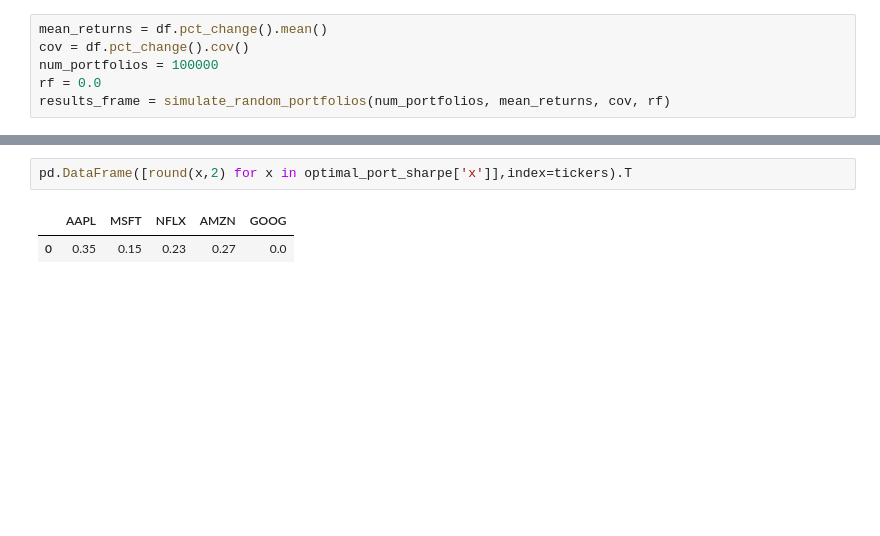
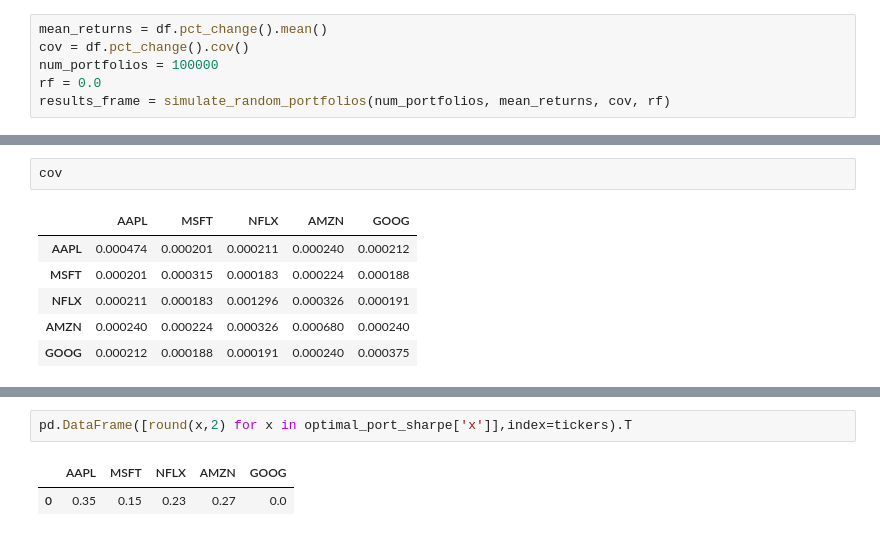
Before and after one commit to ChoiInYeol/Finance-Data-Analysis-Project, a Jupyter notebook: capston.ipynb, the cells around one changed output, grey strips where cells are left out. Drawn from its saved outputs; the diff is of its cells as text; blank space fills up the shorter version.

```diff
--- a/capston.ipynb
+++ b/capston.ipynb
@@ -44,3 +99,12 @@ results_frame = simulate_random_portfolios(num_portfolios, mean_returns, cov, rf
+# %%
+cov
+# %% [output]
+|  | AAPL | MSFT | NFLX | AMZN | GOOG |
+| AAPL | 0.000474 | 0.000201 | 0.000211 | 0.000240 | 0.000212 |
+| MSFT | 0.000201 | 0.000315 | 0.000183 | 0.000224 | 0.000188 |
+| NFLX | 0.000211 | 0.000183 | 0.001296 | 0.000326 | 0.000191 |
+| AMZN | 0.000240 | 0.000224 | 0.000326 | 0.000680 | 0.000240 |
+| GOOG | 0.000212 | 0.000188 | 0.000191 | 0.000240 | 0.000375 |
 # %%
 #locate position of portfolio with highest Sharpe Ratio
 max_sharpe_port = results_frame.iloc[results_frame['sharpe'].idxmax()]
```
Also changed, not shown: parts of 10 cells of this notebook.
